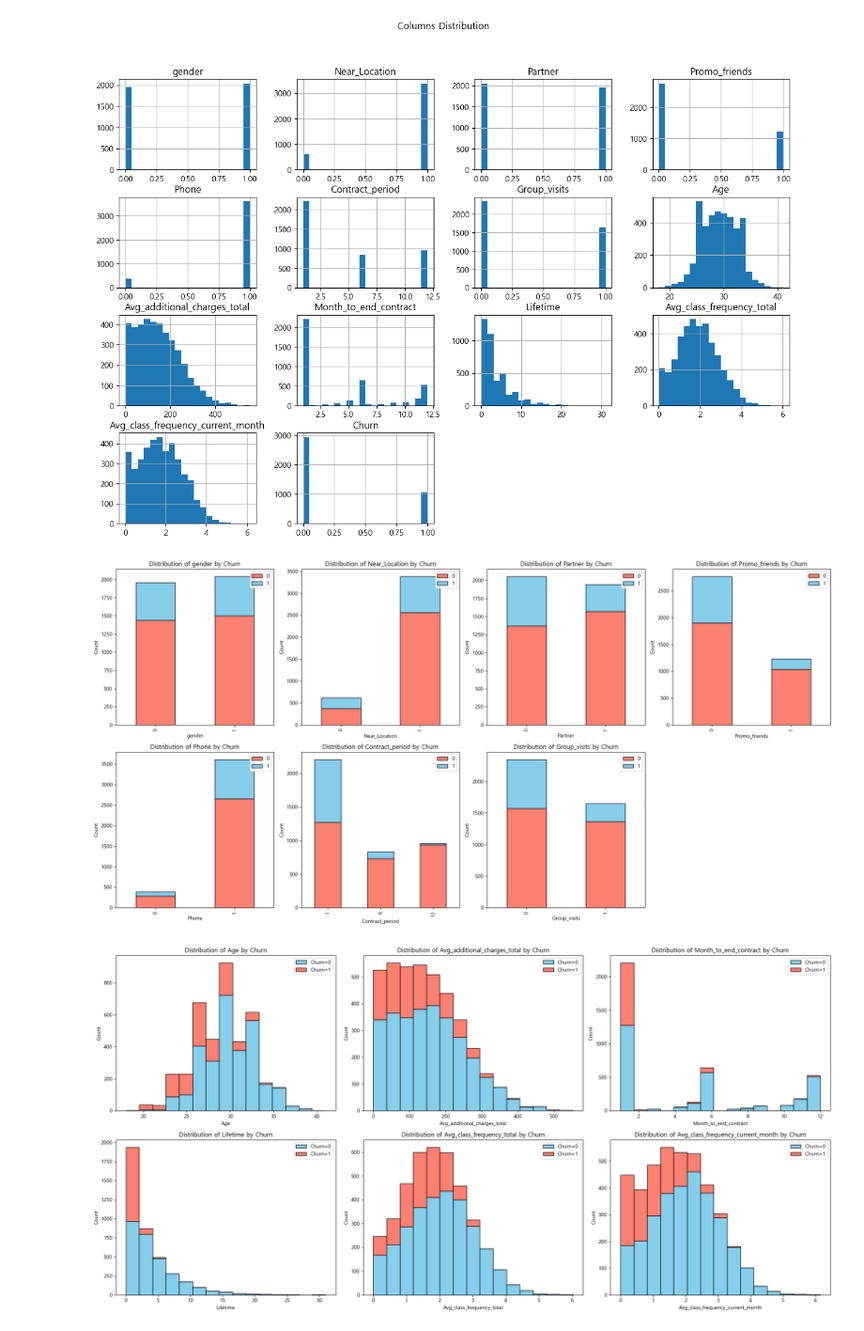
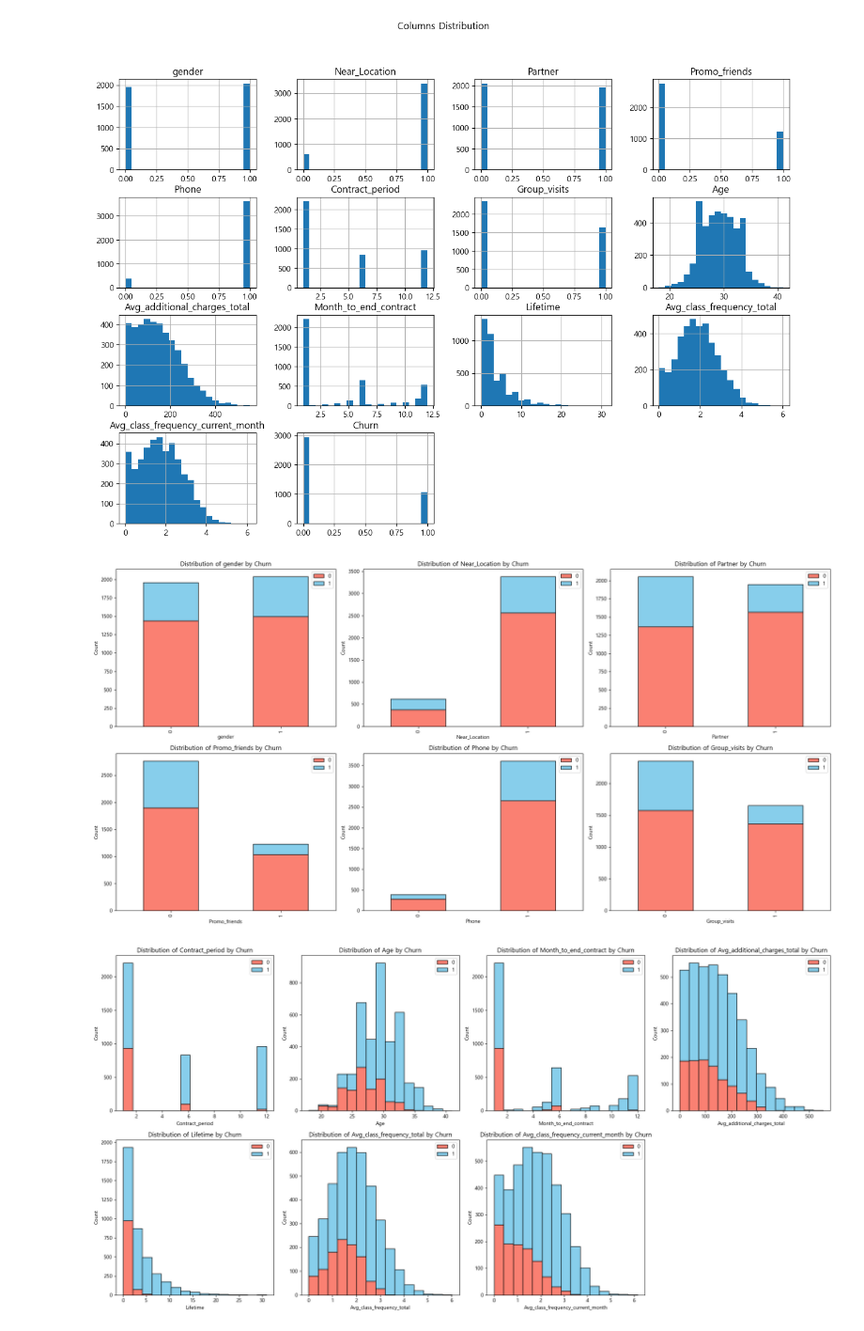
Before and after one commit to SKNETWORKS-FAMILY-AICAMP/SKN06-2nd-1Team, a Jupyter notebook: EDA.ipynb, the cells around one changed output. Shown at 94% size. Drawn from its saved outputs; the diff is of its cells as text; code cells hidden in the pictures.

```diff
--- a/EDA.ipynb
+++ b/EDA.ipynb
@@ -38,40 +38,40 @@ plt.show()
 # %%
 # 그래프 한 눈에 보는 버전
 
 # 범주형 및 수치형 변수 정의
-categorical_columns = ['gender', 'Near_Location', 'Partner', 'Promo_friends', 'Phone', 'Contract_period', 'Group_visits']
-numerical_columns = ['Age', 'Avg_additional_charges_total', 'Month_to_end_contract', 'Lifetime', 'Avg_class_frequency_total', 'Avg_class_frequency_current_month']
+categorical_columns = ['gender', 'Near_Location', 'Partner', 'Promo_friends', 'Phone', 'Group_visits']
+numerical_columns = [ 'Contract_period', 'Age','Month_to_end_contract','Avg_additional_charges_total', 'Lifetime', 'Avg_class_frequency_total', 'Avg_class_frequency_current_month']
 
 # 범주형 그래프 배치
 plt.figure(figsize=(20, 10))
 for idx, col in enumerate(categorical_columns, 1):
-    plt.subplot(2, 4, idx)
+    plt.subplot(2, 3, idx)
     result = df.groupby([col, 'Churn']).size().unstack(fill_value=0)
     result.plot(kind='bar', stacked=True, color=['salmon', 'skyblue'], ax=plt.gca(),edgecolor='k')
     plt.title(f'Distribution of {col} by Churn')
     plt.xlabel(col)
     plt.ylabel("Count")
     plt.legend(loc="upper right")
 
 
 plt.tight_layout()
 plt.show()
 
 # 수치형 그래프 배치
 plt.figure(figsize=(20, 10))
 for idx, col in enumerate(numerical_columns, 1):
-    plt.subplot(2, 3, idx)
-    plt.hist([df[df['Churn'] == 0][col], df[df['Churn'] == 1][col]],
-             bins=15, stacked=True, color=['skyblue', 'salmon'], label=['Churn=0', 'Churn=1'], edgecolor='k')
+    plt.subplot(2, 4, idx)
+    plt.hist([df[df['Churn'] == 1][col], df[df['Churn'] == 0][col]],
+             bins=15, stacked=True, color=['salmon','skyblue'], label=[ '0','1'], edgecolor='k')
     plt.title(f'Distribution of {col} by Churn')
     plt.xlabel(col)
     plt.ylabel("Count")
     plt.legend(loc="upper right")
 
 plt.tight_layout()
 plt.show()
 # %% [output]
-[figure, old version]
+[figure, new version]
-[figure, old version]
+[figure, new version]
 # %%
 # 그래프 하나씩 보는 버전
```
Also changed, not shown: parts of 1 cell of this notebook.
